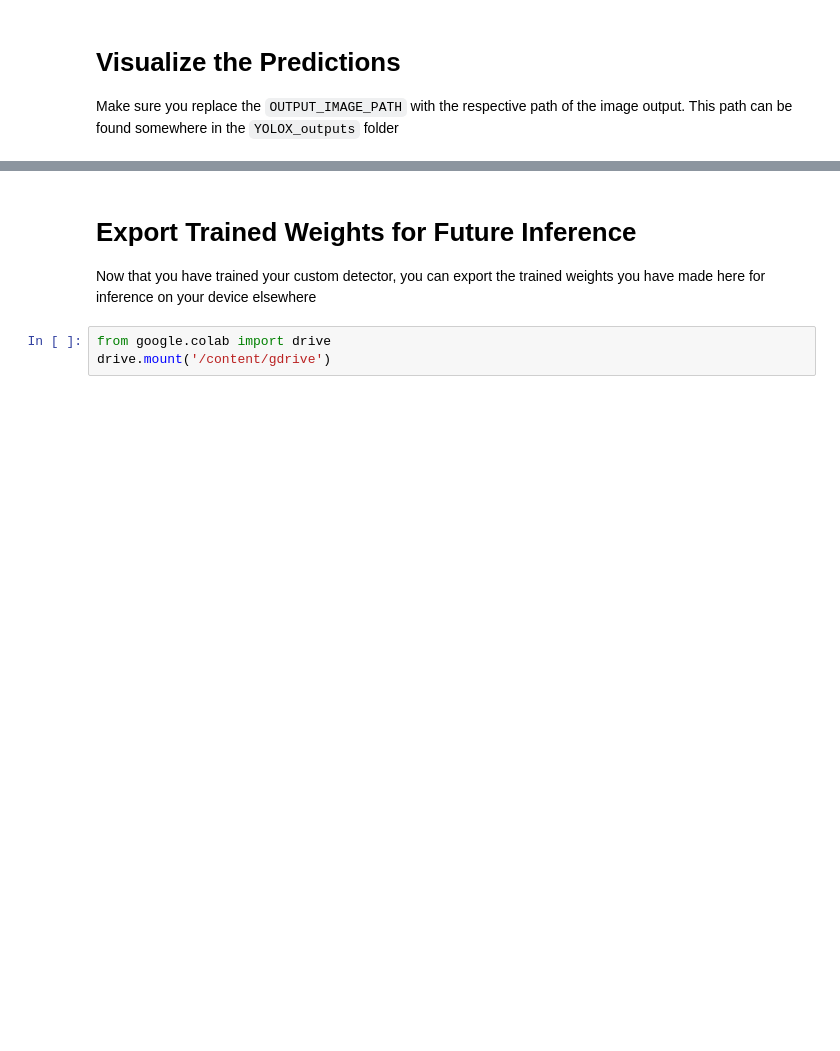
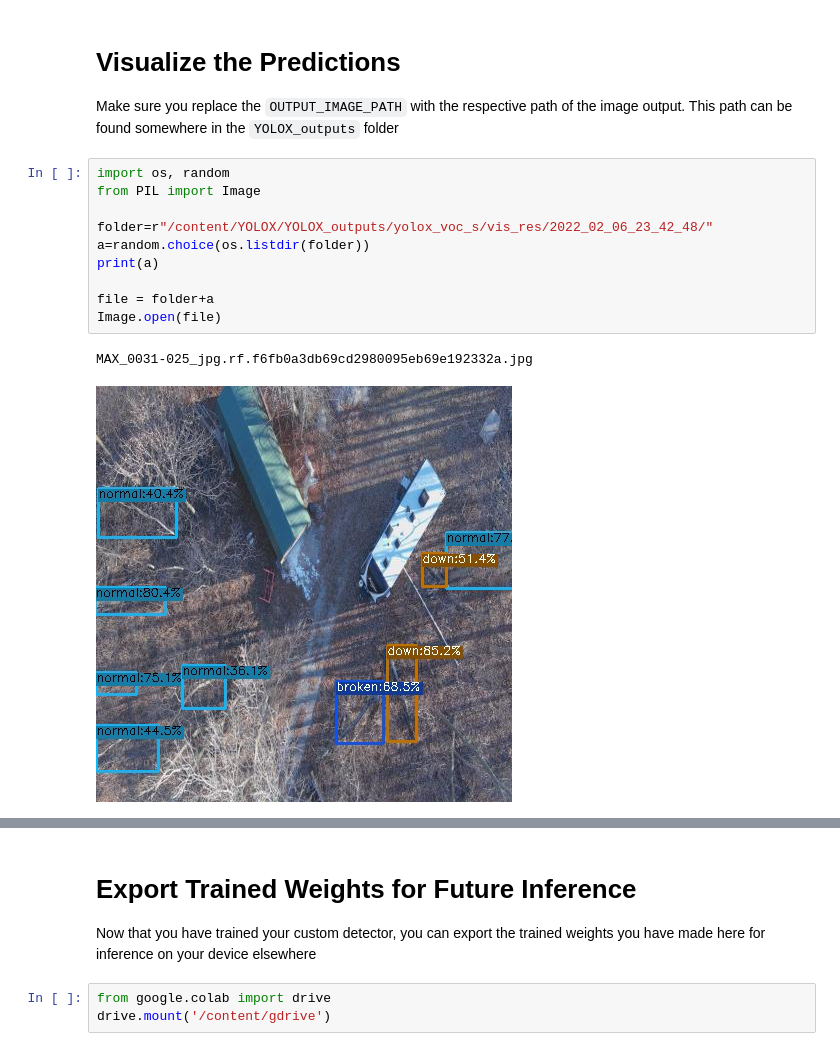
Before and after one commit to Bikini-city/Tree-detect-YOLO, a Jupyter notebook: YOLOX.ipynb, the cells around one changed output, grey strips where cells are left out. Saved outputs shown, nothing was run; the diff lists cells and outputs as text; blank space fills up the shorter version.

```diff
--- a/YOLOX.ipynb
+++ b/YOLOX.ipynb
@@ -336,3 +369,16 @@ AttributeError: 'NoneType' object has no attribute 'shape'
 # %% [markdown]
 # Visualize the Predictions
 Make sure you replace the `OUTPUT_IMAGE_PATH` with the respective path of the image output. This path can be found somewhere in the `YOLOX_outputs` folder
+# %%
+import os, random
+from PIL import Image
+
+folder=r"/content/YOLOX/YOLOX_outputs/yolox_voc_s/vis_res/2022_02_06_23_42_48/"
+a=random.choice(os.listdir(folder))
+print(a)
+
+file = folder+a
+Image.open(file)
+# %% [output]
+MAX_0031-025_jpg.rf.f6fb0a3db69cd2980095eb69e192332a.jpg
+[figure, added]
```
Also changed, not shown: parts of 25 cells of this notebook.
